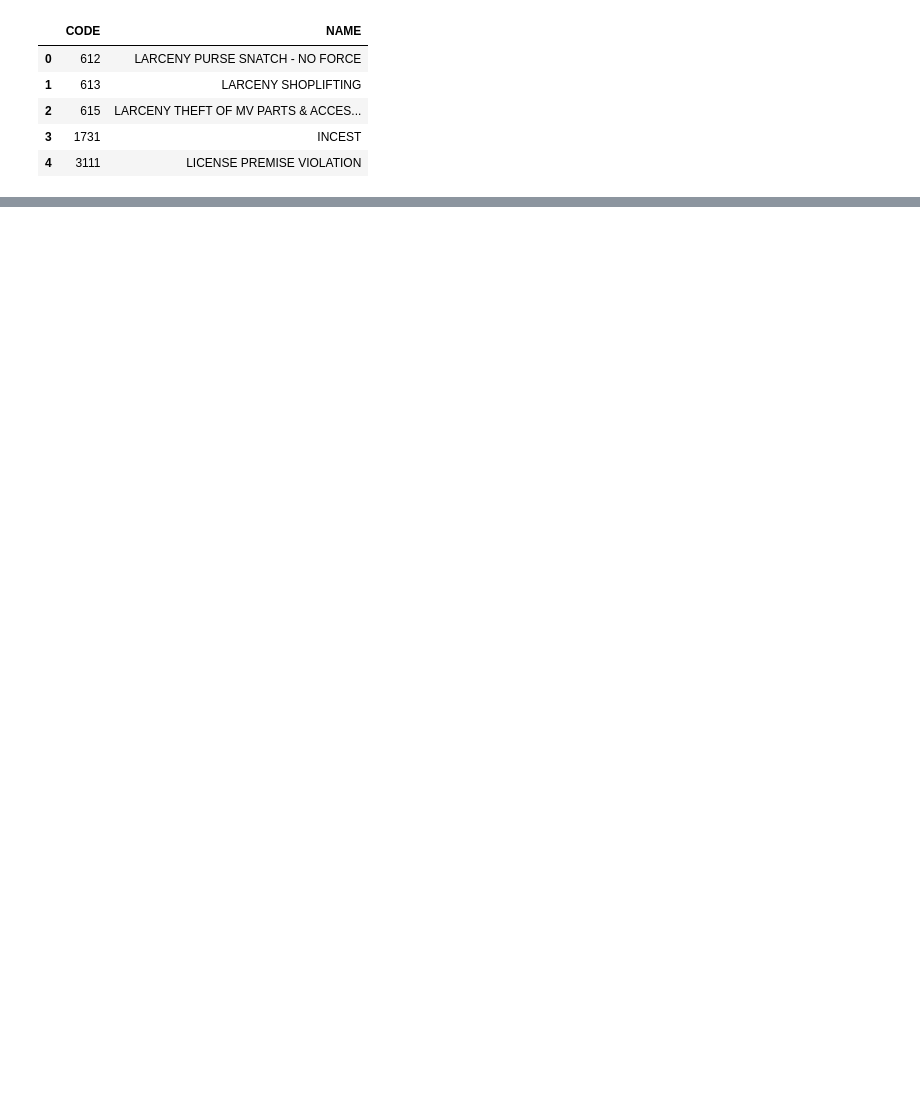
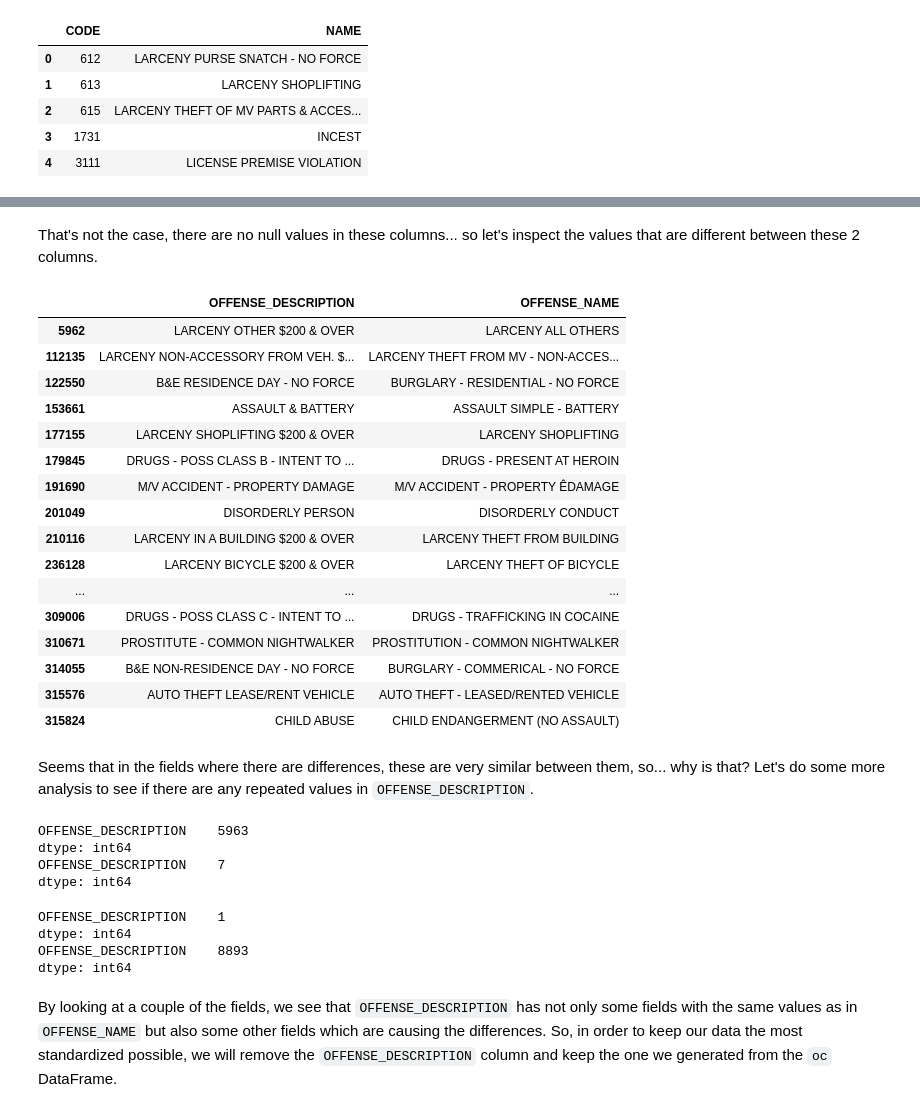
Before and after one commit to Maycas/Boston-Crime, a Jupyter notebook: 0921_UnsupML{Marc_Maycas}.ipynb, the cells around one changed output, grey strips where cells are left out. Cells and saved outputs as stored; diff of their text form; code cells hidden in the pictures; blank space fills up the shorter version.

```diff
--- a/0921_UnsupML{Marc_Maycas}.ipynb
+++ b/0921_UnsupML{Marc_Maycas}.ipynb
@@ -164,0 +343,45 @@ oc.head()
+# %% [markdown]
+That's not the case, there are no null values in these columns... so let's inspect the values that are different between these 2 columns.
+# %%
+# removing also the commas from OFFENSE_DESCRIPTION so we can compare the values properly
+crimes.OFFENSE_DESCRIPTION = crimes.OFFENSE_DESCRIPTION.str.replace(',', '')
+# %%
+crimes.loc[crimes['OFFENSE_NAME'] != crimes['OFFENSE_DESCRIPTION'], ['OFFENSE_DESCRIPTION', 'OFFENSE_NAME']].drop_duplicates()
+# %% [output]
+|  | OFFENSE_DESCRIPTION | OFFENSE_NAME |
+| 5962 | LARCENY OTHER $200 & OVER | LARCENY ALL OTHERS |
+| 112135 | LARCENY NON-ACCESSORY FROM VEH. $... | LARCENY THEFT FROM MV - NON-ACCES... |
+| 122550 | B&E RESIDENCE DAY - NO FORCE | BURGLARY - RESIDENTIAL - NO FORCE |
+| 153661 | ASSAULT & BATTERY | ASSAULT SIMPLE - BATTERY |
+| 177155 | LARCENY SHOPLIFTING $200 & OVER | LARCENY SHOPLIFTING |
+| 179845 | DRUGS - POSS CLASS B - INTENT TO ... | DRUGS - PRESENT AT HEROIN |
+| 191690 | M/V ACCIDENT - PROPERTY DAMAGE | M/V ACCIDENT - PROPERTY ÊDAMAGE |
+| 201049 | DISORDERLY PERSON | DISORDERLY CONDUCT |
+| 210116 | LARCENY IN A BUILDING $200 & OVER | LARCENY THEFT FROM BUILDING |
+| 236128 | LARCENY BICYCLE $200 & OVER | LARCENY THEFT OF BICYCLE |
+| ... | ... | ... |
+| 309006 | DRUGS - POSS CLASS C - INTENT TO ... | DRUGS - TRAFFICKING IN COCAINE |
+| 310671 | PROSTITUTE - COMMON NIGHTWALKER | PROSTITUTION - COMMON NIGHTWALKER |
+| 314055 | B&E NON-RESIDENCE DAY - NO FORCE | BURGLARY - COMMERICAL - NO FORCE |
+| 315576 | AUTO THEFT LEASE/RENT VEHICLE | AUTO THEFT - LEASED/RENTED VEHICLE |
+| 315824 | CHILD ABUSE | CHILD ENDANGERMENT (NO ASSAULT) |
+# %% [markdown]
+Seems that in the fields where there are differences, these are very similar between them, so... why is that? Let's do some more analysis to see if there are any repeated values in `OFFENSE_DESCRIPTION`.
+# %%
+print(crimes.loc[crimes['OFFENSE_DESCRIPTION'] == 'LARCENY ALL OTHERS', ['OFFENSE_DESCRIPTION']].count())
+print(crimes.loc[crimes['OFFENSE_DESCRIPTION'] == 'LARCENY OTHER $200 & OVER', ['OFFENSE_DESCRIPTION']].count())
+# %% [output]
+OFFENSE_DESCRIPTION    5963
+dtype: int64
+OFFENSE_DESCRIPTION    7
+dtype: int64
+# %%
+print(crimes.loc[crimes['OFFENSE_DESCRIPTION'] == 'LARCENY NON-ACCESSORY FROM VEH. $200 & OVER', ['OFFENSE_DESCRIPTION']].count())
+print(crimes.loc[crimes['OFFENSE_DESCRIPTION'] == 'LARCENY THEFT FROM MV - NON-ACCESSORY', ['OFFENSE_DESCRIPTION']].count())
+# %% [output]
+OFFENSE_DESCRIPTION    1
+dtype: int64
+OFFENSE_DESCRIPTION    8893
+dtype: int64
+# %% [markdown]
+By looking at a couple of the fields, we see that `OFFENSE_DESCRIPTION` has not only some fields with the same values as in `OFFENSE_NAME` but also some other fields which are causing the differences. So, in order to keep our data the most standardized possible, we will remove the `OFFENSE_DESCRIPTION` column and keep the one we generated from the `oc` DataFrame.
```
Also changed, not shown: parts of 35 cells of this notebook.
